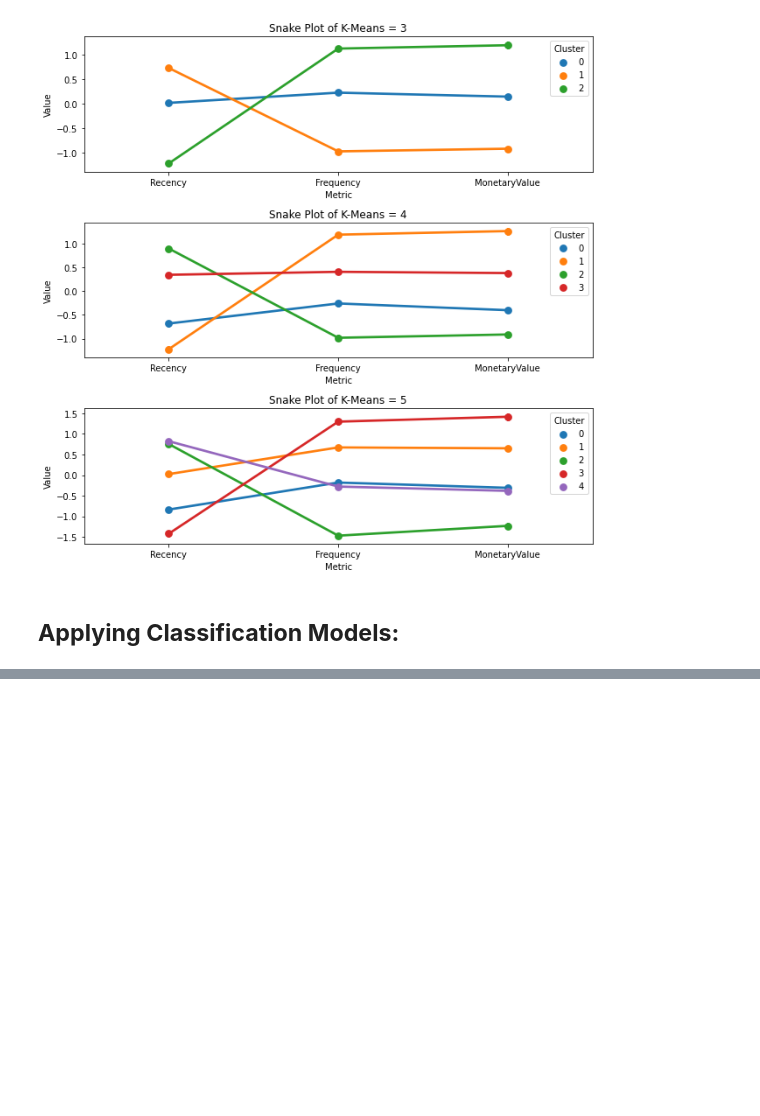
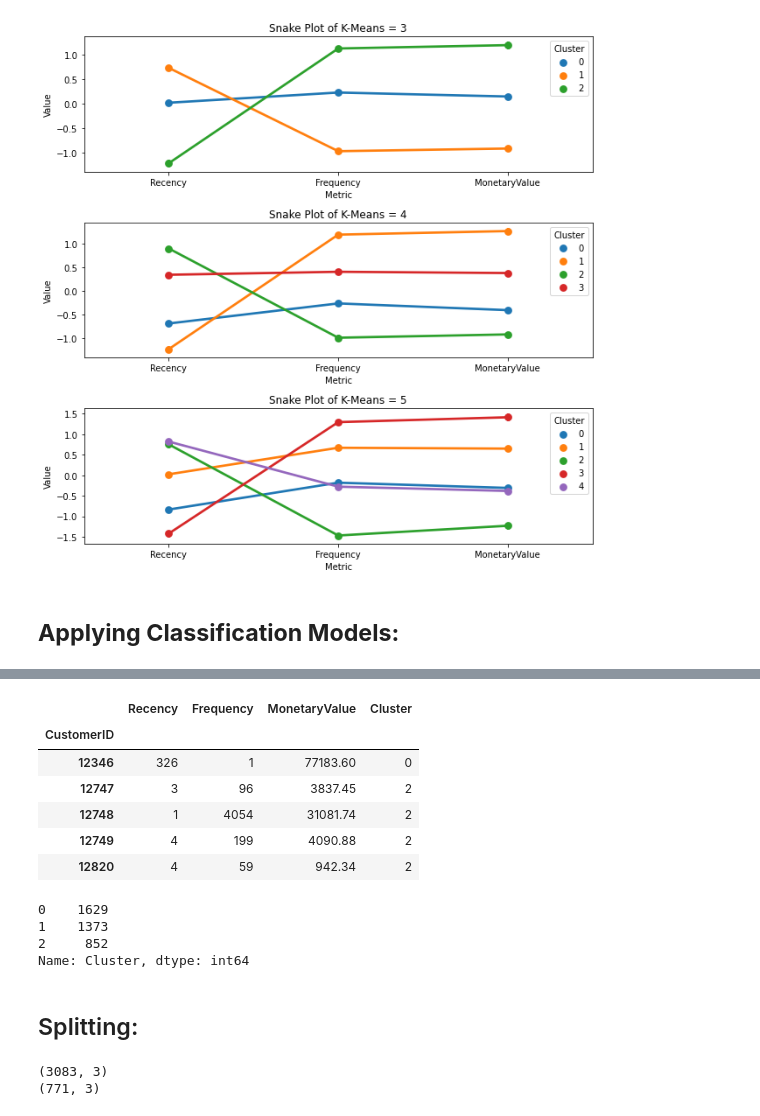
Before and after one commit to Samikshab99/Unsupervised-ML-Customer-Segmentation, a Jupyter notebook: Online_Retail_Customer_Segmentation_Capstone_Project.ipynb, the cells around one changed output, grey strips where cells are left out. Drawn from its saved outputs; the diff is of its cells as text; code cells hidden in the pictures; blank space fills up the shorter version.

```diff
--- a/Online_Retail_Customer_Segmentation_Capstone_Project.ipynb
+++ b/Online_Retail_Customer_Segmentation_Capstone_Project.ipynb
@@ -1498,0 +1518,18 @@ plt.tight_layout()
+# %%
+df_new.head()
+# %% [output]
+|  | Recency | Frequency | MonetaryValue | Cluster |
+| CustomerID |  |  |  |  |
+| 12346 | 326 | 1 | 77183.60 | 0 |
+| 12747 | 3 | 96 | 3837.45 | 2 |
+| 12748 | 1 | 4054 | 31081.74 | 2 |
+| 12749 | 4 | 199 | 4090.88 | 2 |
+| 12820 | 4 | 59 | 942.34 | 2 |
+# %%
+#getting unique values of cluster and count
+df_new['Cluster'].value_counts()
+# %% [output]
+0    1629
+1    1373
+2     852
+Name: Cluster, dtype: int64
@@ -1498,0 +1539,2 @@ plt.tight_layout()
+# %% [markdown]
+## Splitting:
@@ -1498,0 +1545,9 @@ plt.tight_layout()
+# %%
+#splitting dataset into train and test set
+from sklearn.model_selection import train_test_split
+X_train, X_test, y_train, y_test = train_test_split( X,y, test_size = 0.2, random_state = 0)
+print(X_train.shape)
+print(X_test.shape)
+# %% [output]
+(3083, 3)
+(771, 3)
```
Also changed, not shown: parts of 18 cells of this notebook.
